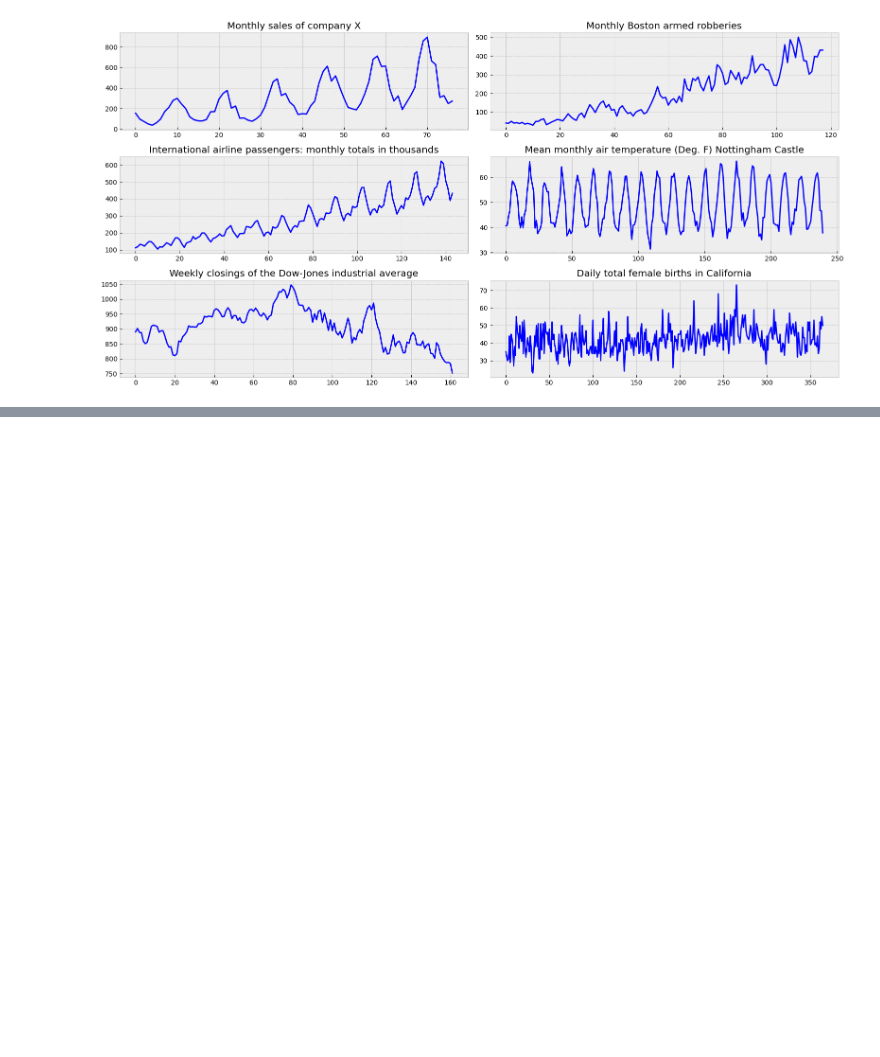
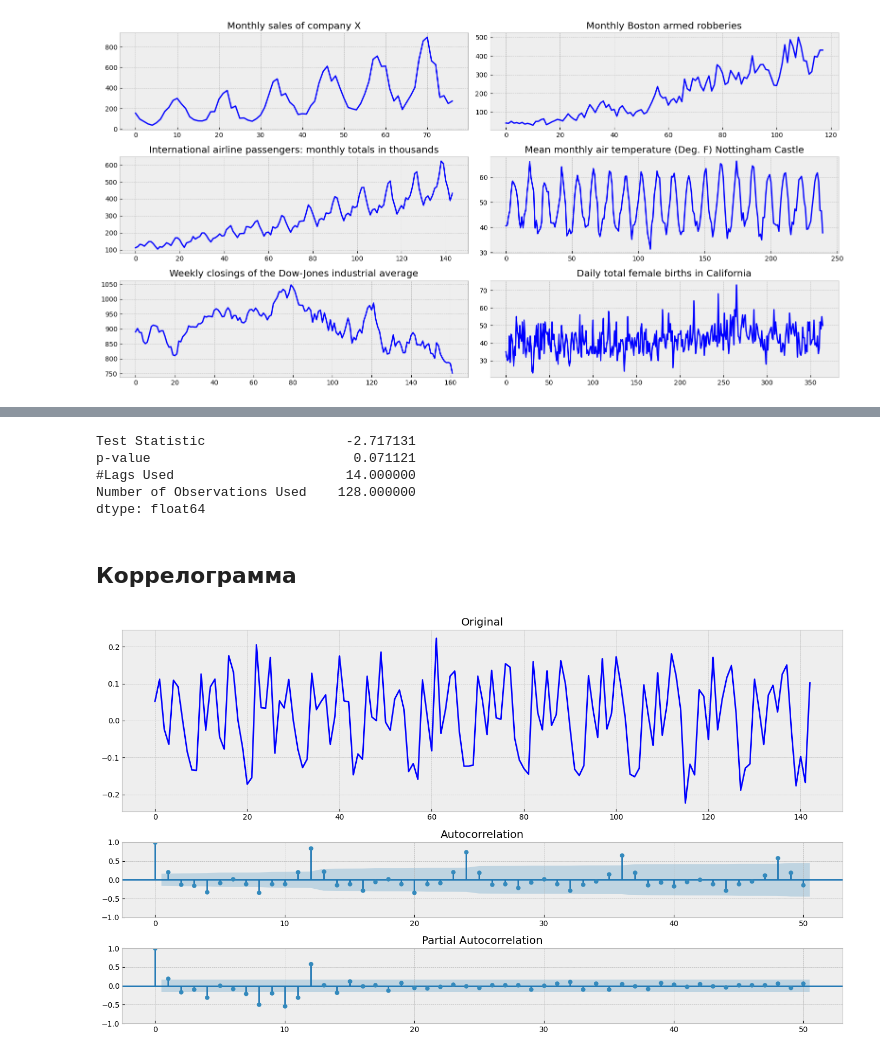
Before and after one commit to BalshowAndrew/time_series, a Jupyter notebook: ts_studying/01_lect.ipynb, the cells around one changed output, grey strips where cells are left out. Saved outputs shown, nothing was run; the diff lists cells and outputs as text; code cells hidden in the pictures; blank space fills up the shorter version.

```diff
--- a/ts_studying/01_lect.ipynb
+++ b/ts_studying/01_lect.ipynb
@@ -51,0 +120,33 @@ with plt.style.context('bmh'):
+# %%
+dfoutput
+# %% [output]
+Test Statistic                  -2.717131
+p-value                          0.071121
+#Lags Used                      14.000000
+Number of Observations Used    128.000000
+dtype: float64
+# %% [markdown]
+## Коррелограмма
+# %%
+def tsplot(y, lags=None, figsize=(14, 8), style='bmh'):
+    if not isinstance(y, pd.Series):
+        y = pd.Series(y)
+    with plt.style.context(style):
+        plt.figure(figsize=figsize)
+        layout = (4, 1)
+        ts_ax = plt.subplot2grid(layout, (0, 0), rowspan=2)
+        acf_ax = plt.subplot2grid(layout, (2, 0))
+        pacf_ax = plt.subplot2grid(layout, (3, 0))
+
+        y.plot(ax=ts_ax, color='blue', label='Or')
+        ts_ax.set_title('Original')
+
+        smt.graphics.plot_acf(y, lags=lags, ax=acf_ax, alpha=0.05)
+        smt.graphics.plot_pacf(y, lags=lags, ax=pacf_ax, alpha=0.05)
+
+        plt.tight_layout()
+    return
+# %%
+tsplot(series, lags=50)
+# %% [output]
+[figure, added]
```
Also changed, not shown: parts of 20 cells of this notebook, 5 other files.
